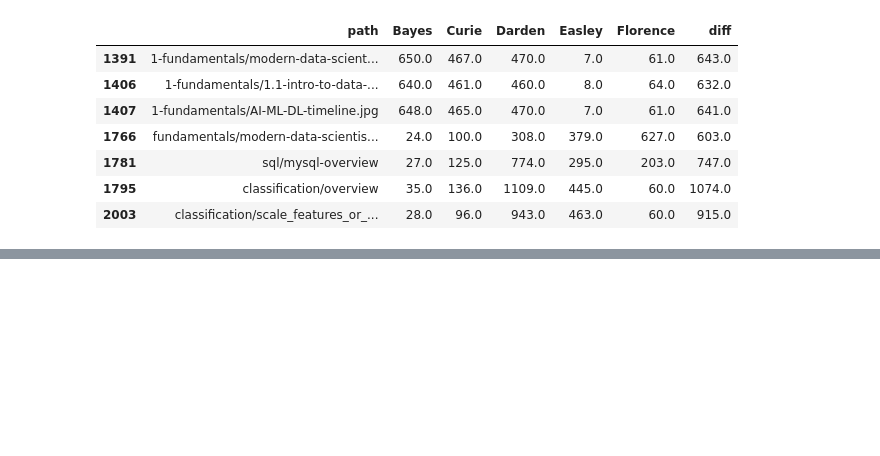
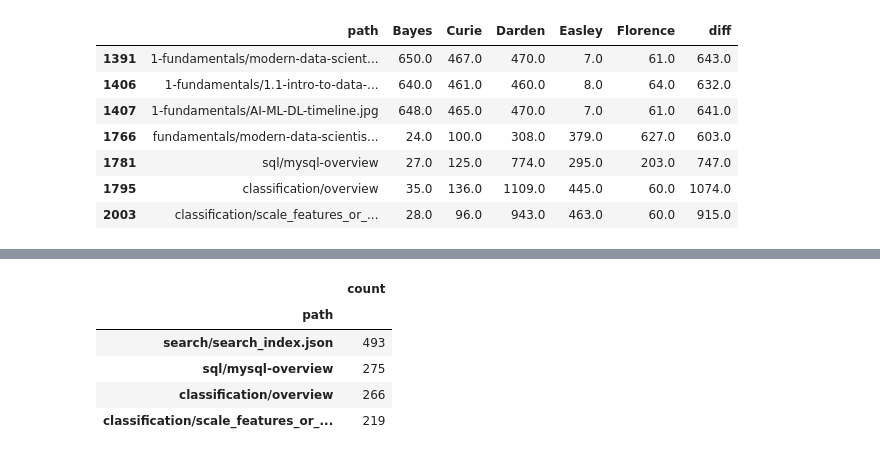
Before and after one commit to ihcrane/anomaly-detection, a Jupyter notebook: anomaly_detection_project.ipynb, the cells around one changed output, grey strips where cells are left out. Cells and saved outputs as stored; diff of their text form; code cells hidden in the pictures; blank space fills up the shorter version.

```diff
--- a/anomaly_detection_project.ipynb
+++ b/anomaly_detection_project.ipynb
@@ -143,0 +172,9 @@ cohort_path_3[cohort_path_3['diff']>600]
+# %%
+cohort_grad_3[cohort_grad_3['count']>200]
+# %% [output]
+|  | count |
+| path |  |
+| search/search_index.json | 493 |
+| sql/mysql-overview | 275 |
+| classification/overview | 266 |
+| classification/scale_features_or_... | 219 |
```
Also changed, not shown: parts of 21 cells of this notebook.
